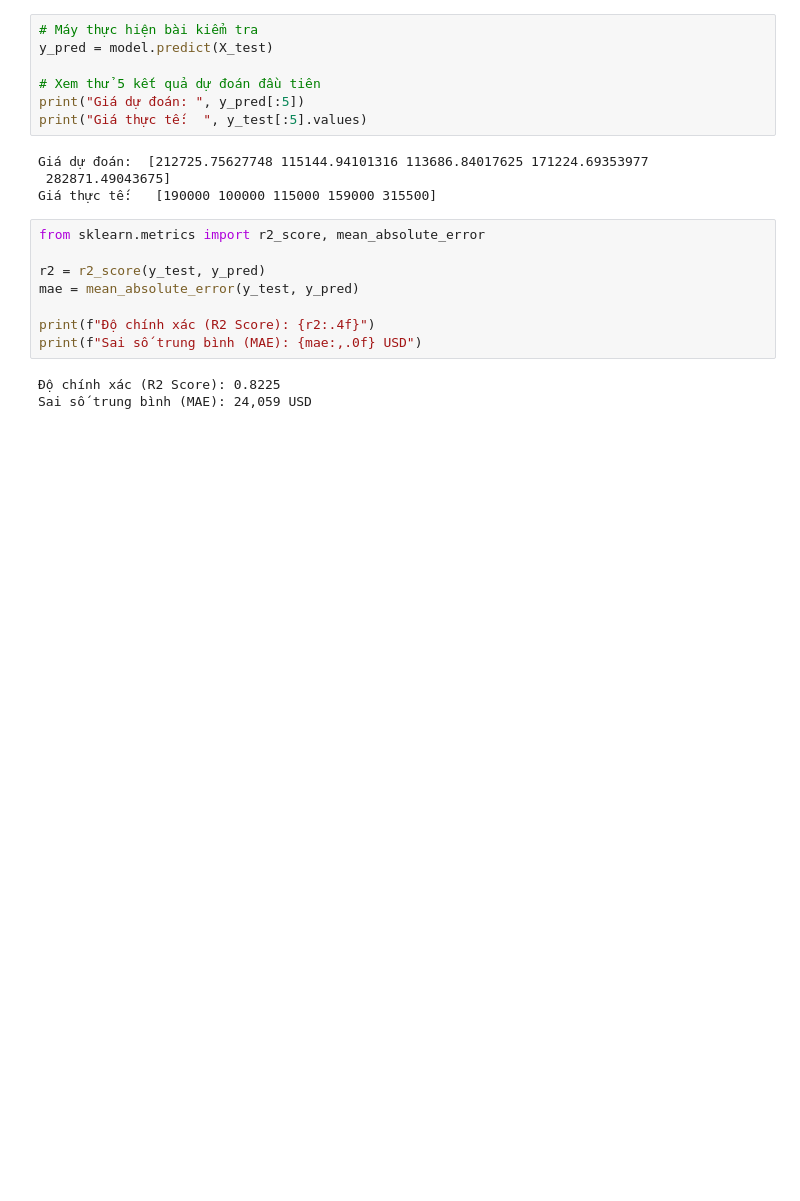
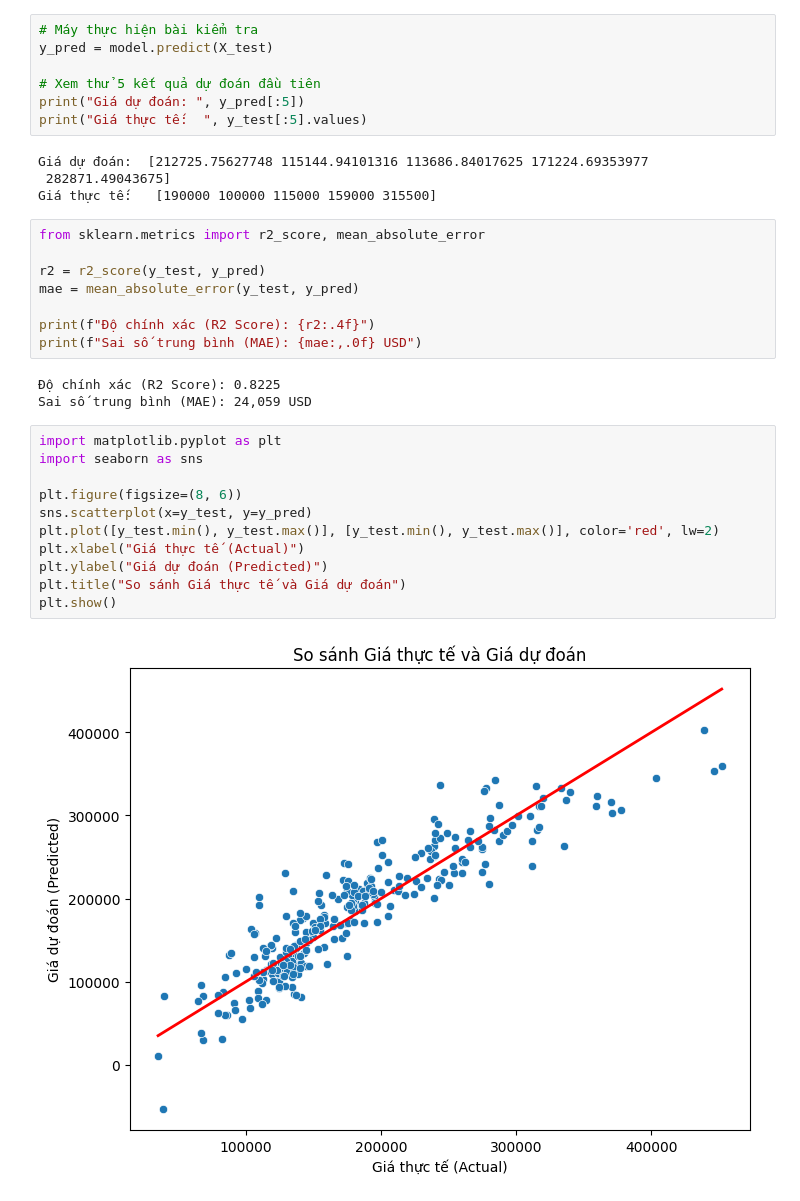
Before and after one commit to thuynguyenhuit/hocsau, a Jupyter notebook: LinearRegression.ipynb, the cells around one changed output. Cells and saved outputs as stored; diff of their text form; blank space fills up the shorter version.

```diff
--- a/LinearRegression.ipynb
+++ b/LinearRegression.ipynb
@@ -299,3 +299,16 @@ print(f"Sai số trung bình (MAE): {mae:,.0f} USD")
 # %% [output]
 Độ chính xác (R2 Score): 0.8225
 Sai số trung bình (MAE): 24,059 USD
+# %%
+import matplotlib.pyplot as plt
+import seaborn as sns
+
+plt.figure(figsize=(8, 6))
+sns.scatterplot(x=y_test, y=y_pred)
+plt.plot([y_test.min(), y_test.max()], [y_test.min(), y_test.max()], color='red', lw=2)
+plt.xlabel("Giá thực tế (Actual)")
+plt.ylabel("Giá dự đoán (Predicted)")
+plt.title("So sánh Giá thực tế và Giá dự đoán")
+plt.show()
+# %% [output]
+[figure, added]
```
